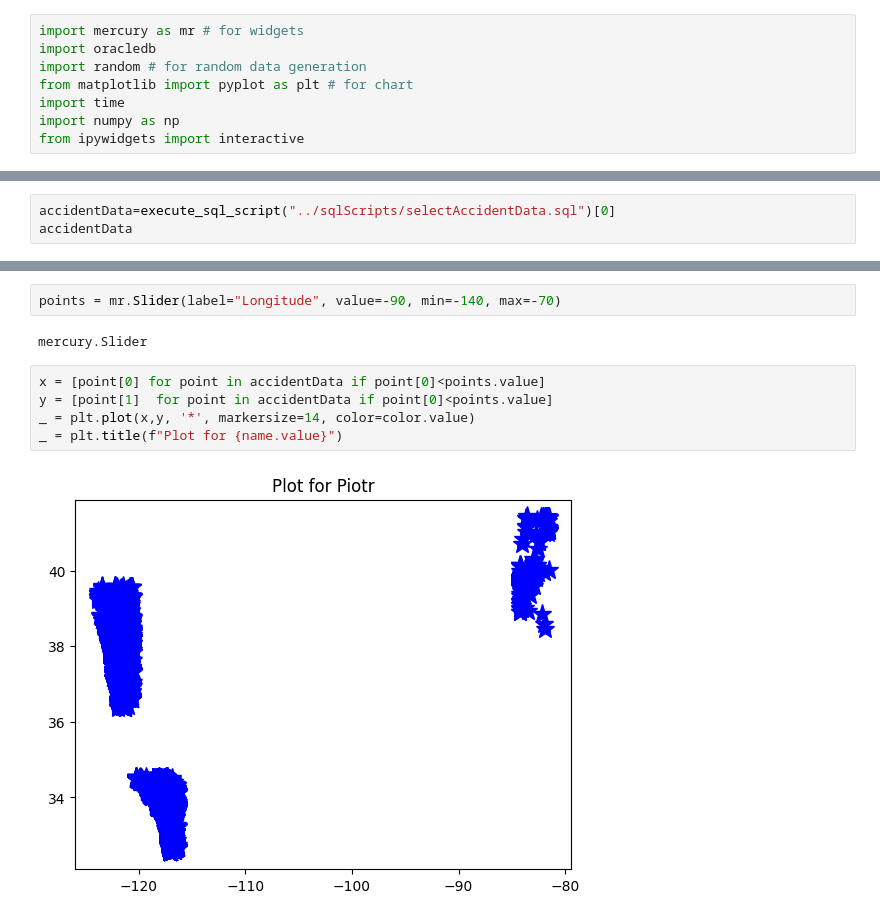
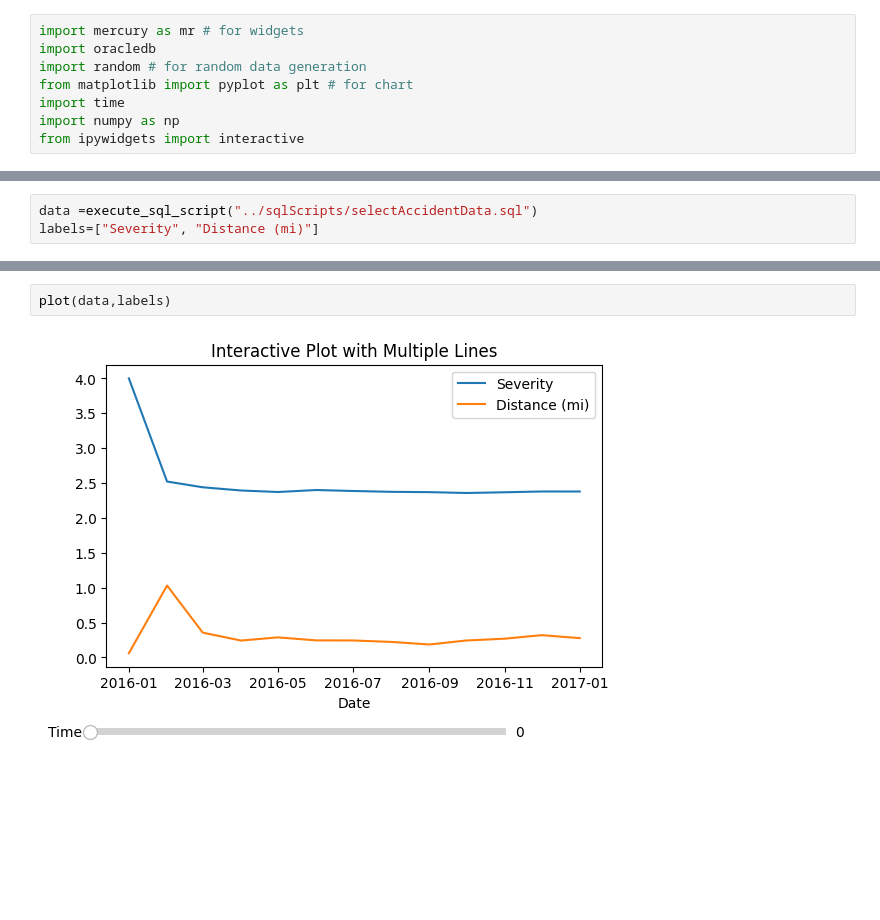
Before and after one commit to michaelbennieUFL/CIS4301-Group-Project, a Jupyter notebook: frontEnd/hello-world.ipynb, the cells around one changed output, grey strips where cells are left out. Saved outputs shown, nothing was run; the diff lists cells and outputs as text; blank space fills up the shorter version.

```diff
--- a/frontEnd/hello-world.ipynb
+++ b/frontEnd/hello-world.ipynb
@@ -121,4 +35,4 @@ You can mix Python code and Markdown.
 # %%
-accidentData=execute_sql_script("../sqlScripts/selectAccidentData.sql")[0]
-accidentData
+data =execute_sql_script("../sqlScripts/selectAccidentData.sql")
+labels=["Severity", "Distance (mi)"]
 # %% [output]
@@ -143,11 +40,4 @@ Executed 100000 lines in 4.16 seconds
-# %%
-points = mr.Slider(label="Longitude", value=-90, min=-140, max=-70)
-# %% [output]
-mercury.Slider
-# %%
-x = [point[0] for point in accidentData if point[0]<points.value]
-y = [point[1]  for point in accidentData if point[0]<points.value]
-_ = plt.plot(x,y, '*', markersize=14, color=color.value)
-_ = plt.title(f"Plot for {name.value}")
-# %% [output]
-[figure, removed]
+# %%
+plot(data,labels)
+# %% [output]
+[figure, added]
```
Also changed, not shown: parts of 8 cells of this notebook.
